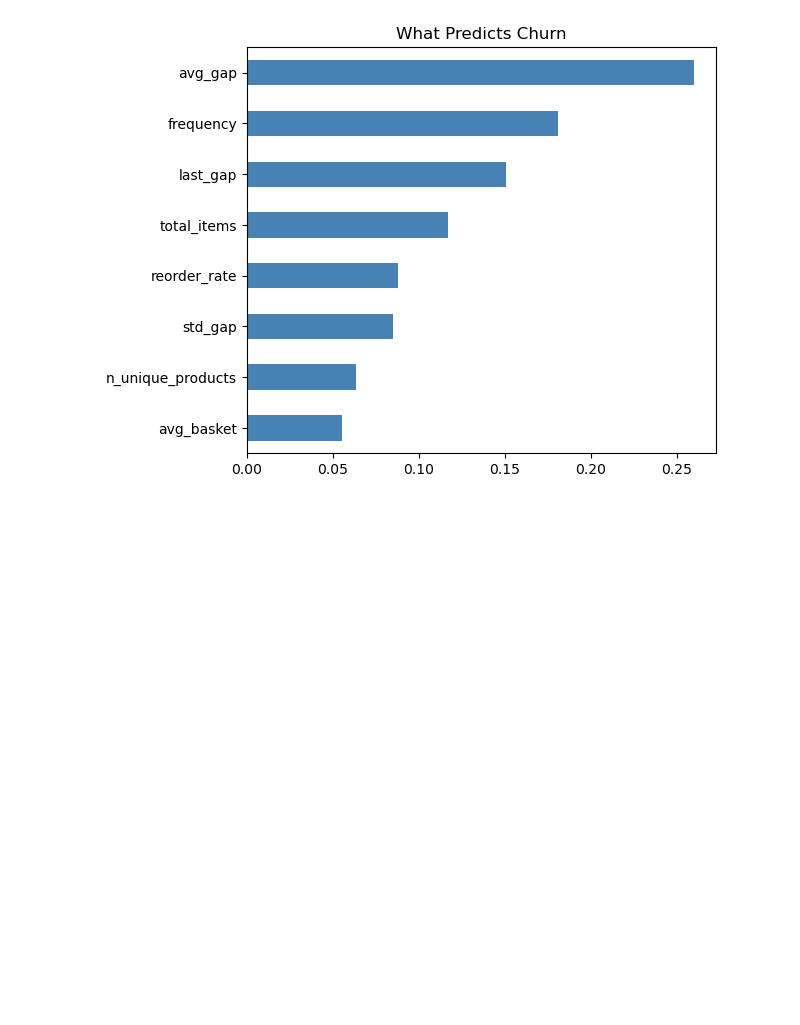
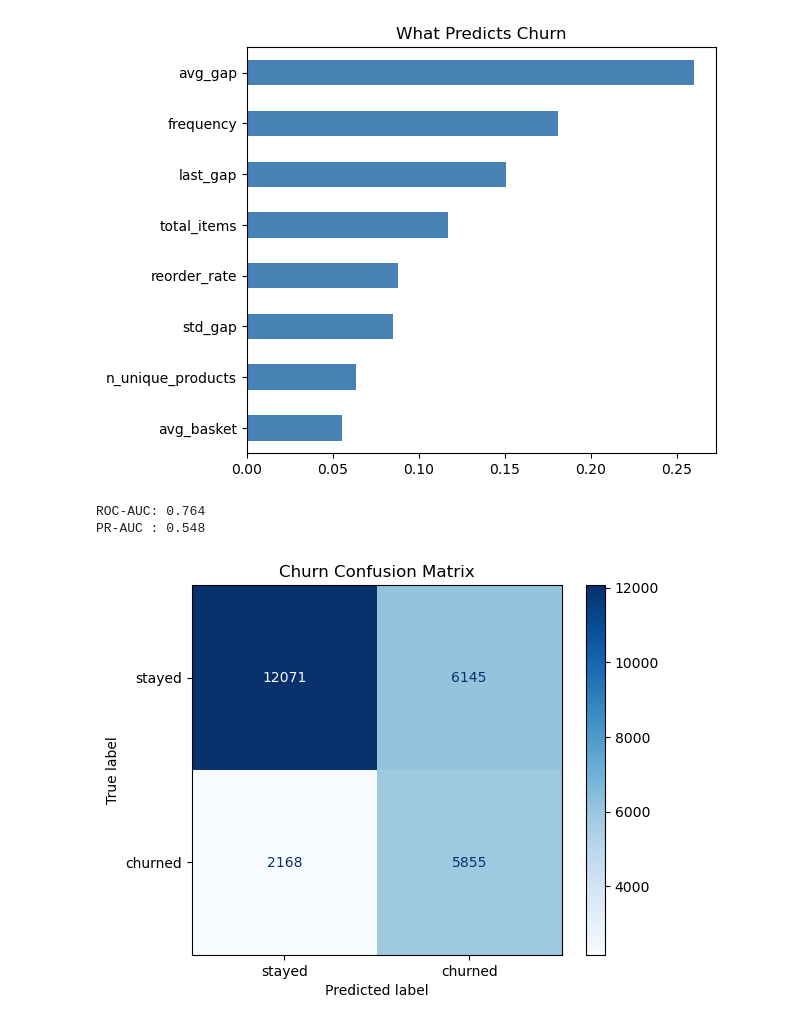
Before and after one commit to FarzaneHashemii/instacart_sales_analysis, a Jupyter notebook: notebooks/pre_analaysis.ipynb, the cells around one changed output. Saved outputs shown, nothing was run; the diff lists cells and outputs as text; code cells hidden in the pictures; blank space fills up the shorter version.

Commit message:
looking at precision/recall

```diff
--- a/notebooks/pre_analaysis.ipynb
+++ b/notebooks/pre_analaysis.ipynb
@@ -545,3 +545,19 @@ plt.tight_layout()
 plt.show()
 # %% [output]
 [figure]
+# %%
+from sklearn.metrics import (confusion_matrix, ConfusionMatrixDisplay,
+                             roc_auc_score, average_precision_score)
+
+rf_probs = rf.predict_proba(X_test_s)[:, 1]
+print("ROC-AUC:", round(roc_auc_score(y_test, rf_probs), 3))
+print("PR-AUC :", round(average_precision_score(y_test, rf_probs), 3))
+
+cm = confusion_matrix(y_test, rf.predict(X_test_s))
+ConfusionMatrixDisplay(cm, display_labels=['stayed', 'churned']).plot(cmap='Blues')
+plt.title('Churn Confusion Matrix')
+plt.show()
+# %% [output]
+ROC-AUC: 0.764
+PR-AUC : 0.548
+[figure, added]
```
Also changed, not shown: parts of 1 cell of this notebook.
